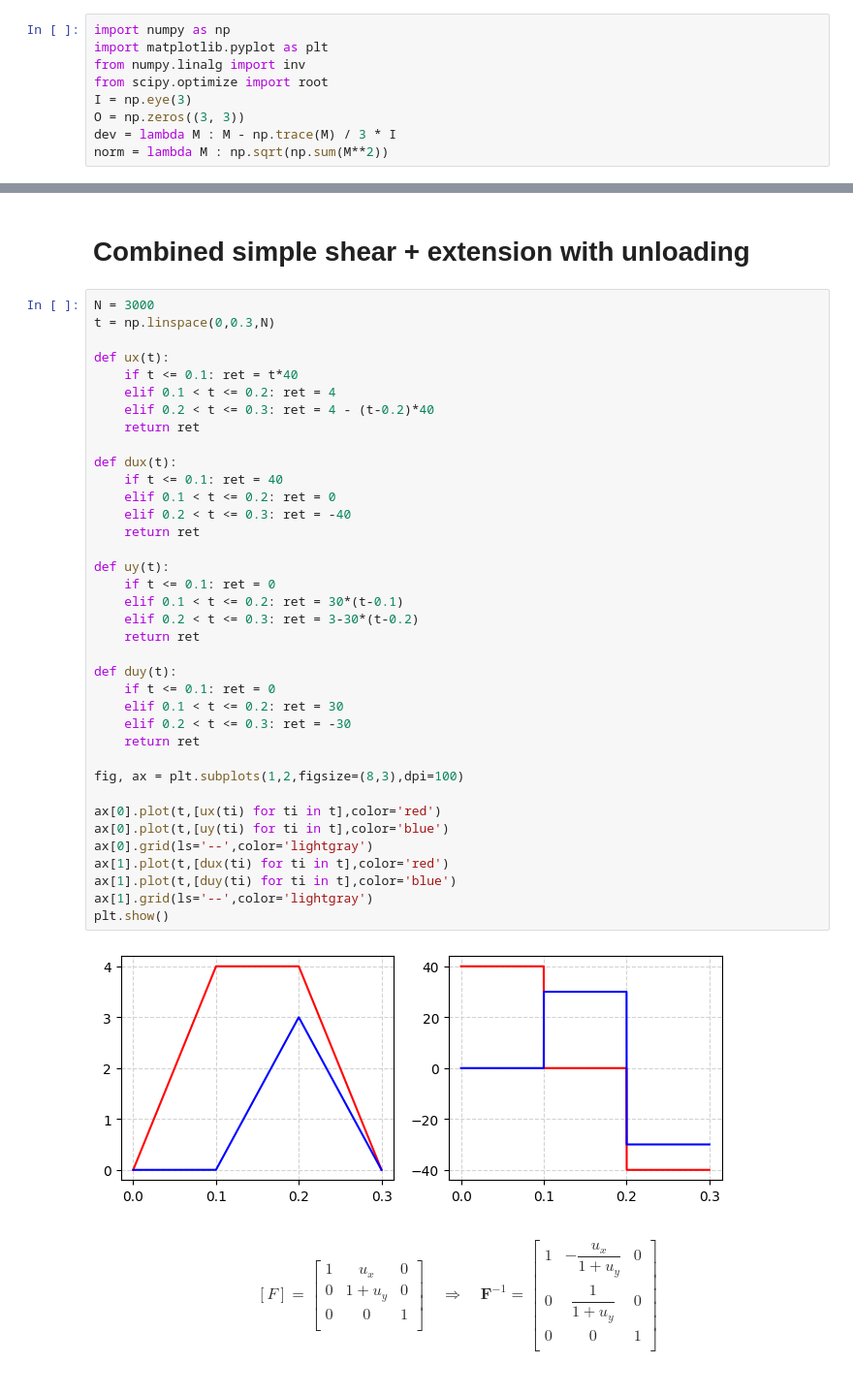
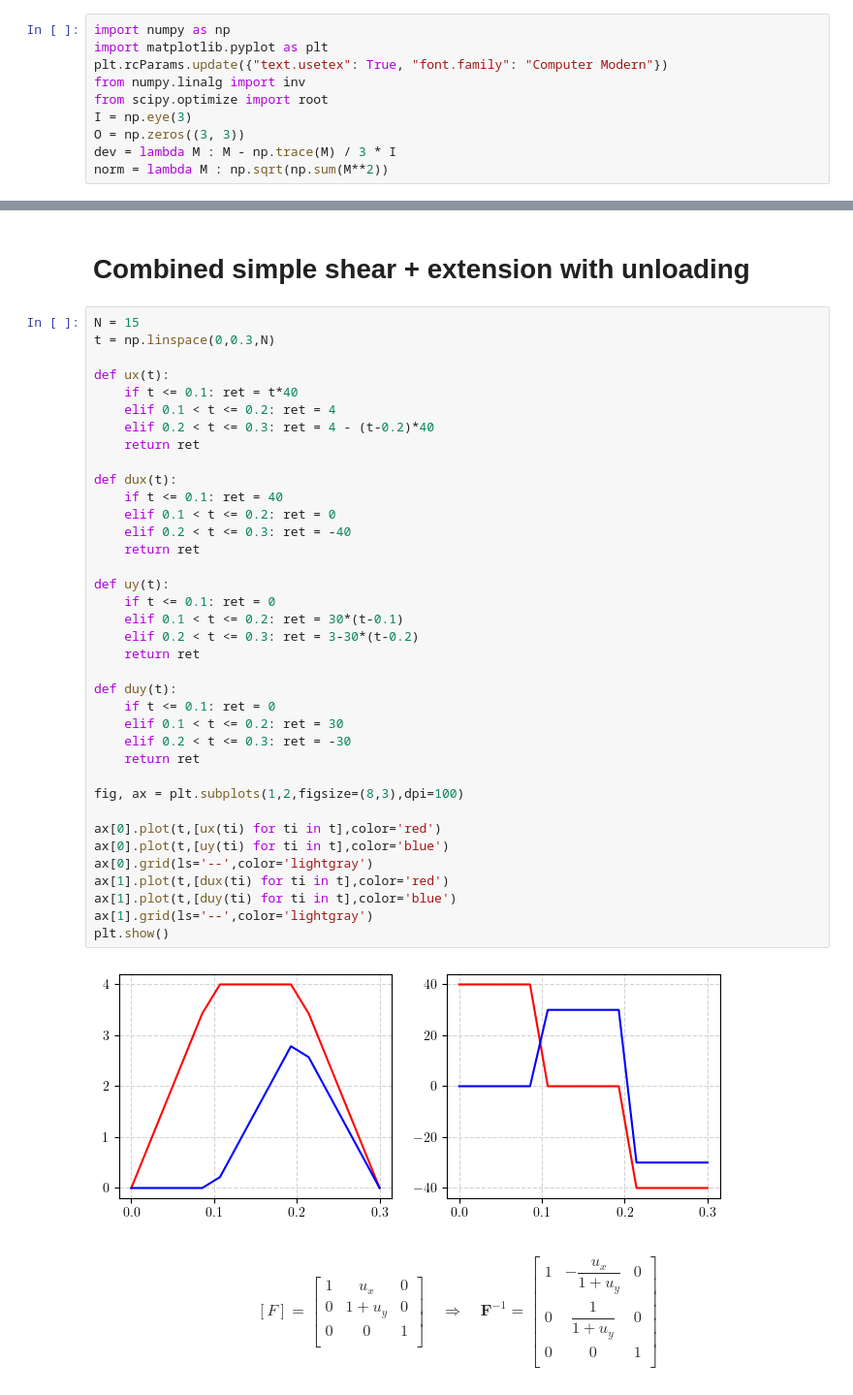
Before and after one commit to zsoca000/Finite-elastic-deformations-HW2, a Jupyter notebook: calculations.ipynb, the cells around one changed output, grey strips where cells are left out. Shown at 97% size. Saved outputs shown, nothing was run; the diff lists cells and outputs as text.

```diff
--- a/calculations.ipynb
+++ b/calculations.ipynb
@@ -3,6 +3,7 @@
 # %%
 import numpy as np
 import matplotlib.pyplot as plt
+plt.rcParams.update({"text.usetex": True, "font.family": "Computer Modern"})
 from numpy.linalg import inv
 from scipy.optimize import root
 I = np.eye(3)
@@ -142,7 +143,7 @@ plt.show()
 # %% [markdown]
 # Combined simple shear + extension with unloading
 # %%
-N = 3000
+N = 15
 t = np.linspace(0,0.3,N)
 
 def ux(t):
@@ -152,34 +153,34 @@ def ux(t):
     return ret
 
 def dux(t):
     if t <= 0.1: ret = 40
     elif 0.1 < t <= 0.2: ret = 0
     elif 0.2 < t <= 0.3: ret = -40
     return ret
 
 def uy(t):
     if t <= 0.1: ret = 0
     elif 0.1 < t <= 0.2: ret = 30*(t-0.1)
     elif 0.2 < t <= 0.3: ret = 3-30*(t-0.2)
     return ret
 
 def duy(t):
     if t <= 0.1: ret = 0
     elif 0.1 < t <= 0.2: ret = 30
     elif 0.2 < t <= 0.3: ret = -30
     return ret
 
 fig, ax = plt.subplots(1,2,figsize=(8,3),dpi=100)
 
 ax[0].plot(t,[ux(ti) for ti in t],color='red')
 ax[0].plot(t,[uy(ti) for ti in t],color='blue')
 ax[0].grid(ls='--',color='lightgray')
 ax[1].plot(t,[dux(ti) for ti in t],color='red')
 ax[1].plot(t,[duy(ti) for ti in t],color='blue')
 ax[1].grid(ls='--',color='lightgray')
 plt.show()
 # %% [output]
-[figure, old version]
+[figure, new version]
 # %% [markdown]
 $$
 [F] =
```
Also changed, not shown: parts of 21 cells of this notebook, 13 other files.
